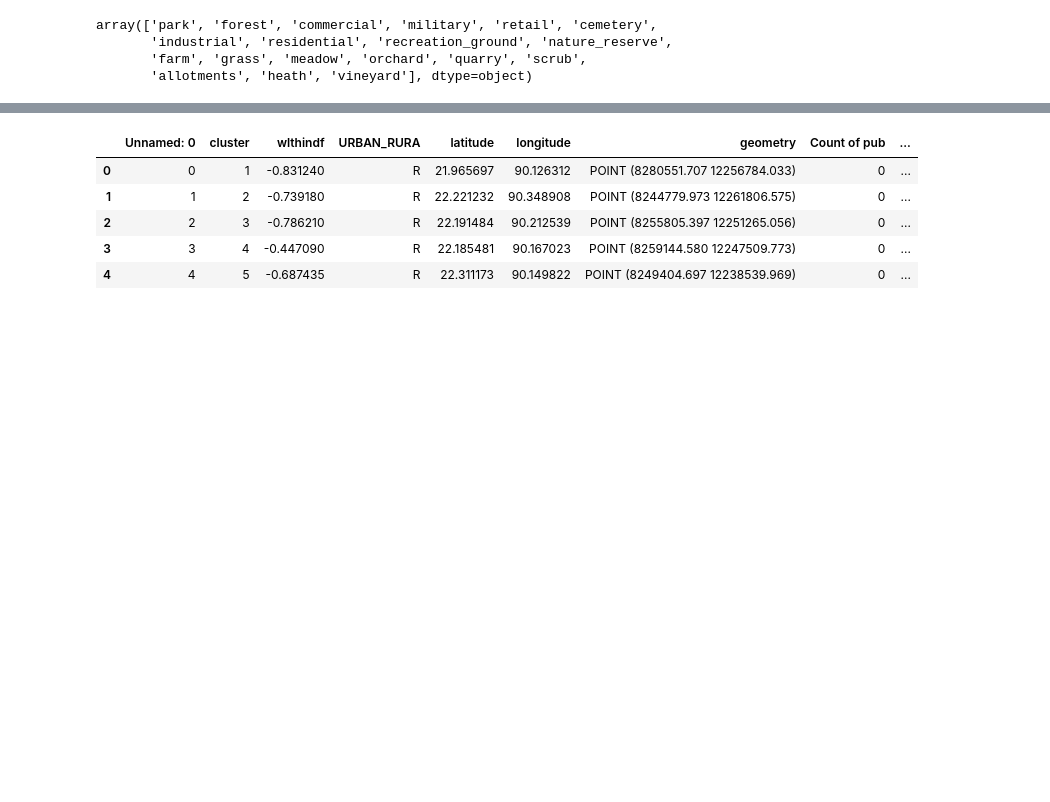
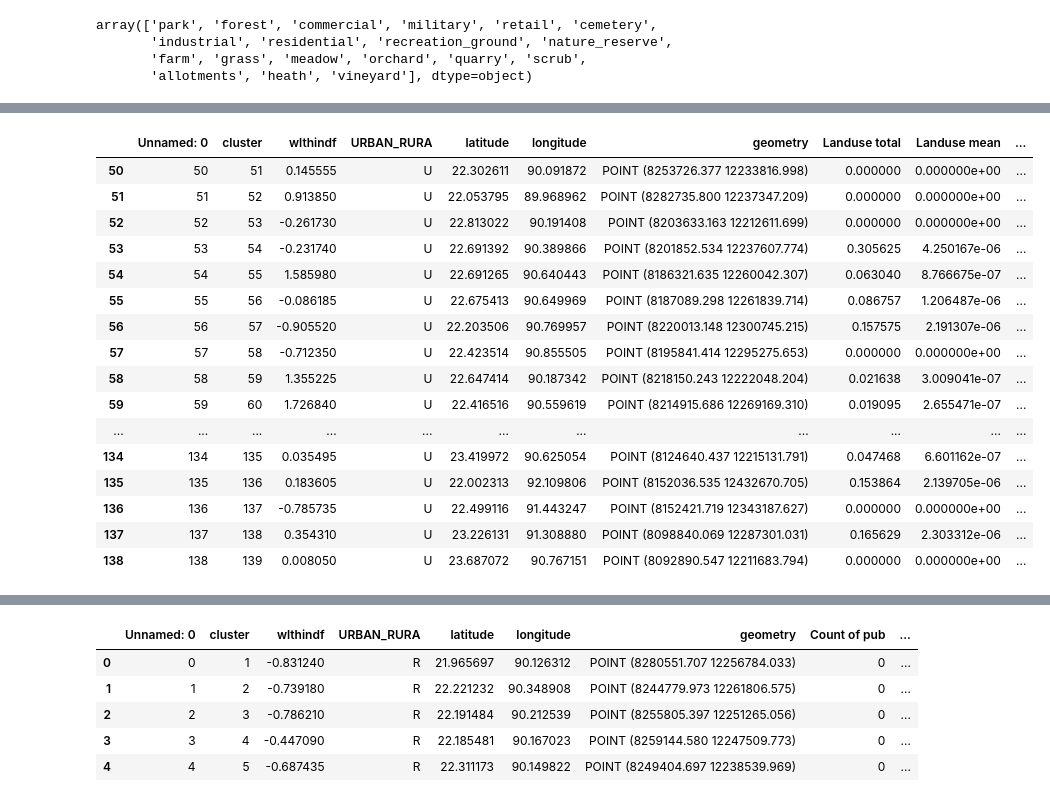
Before and after one commit to huydang90/Mapping-Poverty-With-Satellite-Images, a Jupyter notebook: Code/1. OSM Prep - Extract Landuse Features.ipynb, the cells around one changed output, grey strips where cells are left out. Cells and saved outputs as stored; diff of their text form; code cells hidden in the pictures; blank space fills up the shorter version.

```diff
--- a/Code/1. OSM Prep - Extract Landuse Features.ipynb
+++ b/Code/1. OSM Prep - Extract Landuse Features.ipynb
@@ -173,0 +225,18 @@ clusters_rural.tail()
+# %%
+#FOR URBAN
+
+landuse_area_total_list, landuse_area_mean_list, landuse_area_pct_list = landuse_within(urban_buffer, landuse_df)
+landuse_area_total_list = np.asarray(landuse_area_total_list)
+landuse_area_mean_list = np.asarray(landuse_area_mean_list)
+landuse_area_pct_list = np.asarray(landuse_area_pct_list)
+clusters_urban[f"Landuse total"] = landuse_area_total_list
+clusters_urban[f"Landuse mean"] = landuse_area_mean_list
+clusters_urban[f"Landuse proportion"] = landuse_area_pct_list
+# %%
+with open('clusters_urban_landuse', 'wb') as fp:
+    pickle.dump(clusters_urban, fp)
+
+with open('clusters_urban_landuse', 'rb') as fp:
+  clusters_urban_landuse = pickle.load(fp)
+
+clusters_urban_landuse.head()
@@ -173,0 +250,17 @@ clusters_rural.tail()
+# %%
+for i in range(len(landuse_type)):
+  landuse_area_total_list, landuse_area_mean_list, landuse_area_pct_list = landuse_within(urban_buffer, landuse_type[i])
+  landuse_area_total_list = np.asarray(landuse_area_total_list)
+  landuse_area_mean_list = np.asarray(landuse_area_mean_list)
+  landuse_area_pct_list = np.asarray(landuse_area_pct_list)
+  clusters_urban_landuse[f"{landuse_type_name[i]} area total"] = landuse_area_total_list
+  clusters_urban_landuse[f"{landuse_type_name[i]} area mean"] = landuse_area_mean_list
+  clusters_urban_landuse[f"{landuse_type_name[i]} area proportion"] = landuse_area_pct_list
+# %%
+with open('clusters_urban_landuse', 'wb') as fp:
+    pickle.dump(clusters_urban_landuse, fp)
+
+with open('clusters_urban_landuse', 'rb') as fp:
+  clusters_urban_landuse = pickle.load(fp)
+
+clusters_urban_landuse.head(30)
@@ -173,0 +274,20 @@ clusters_rural.tail()
+# %%
+clusters_urban_landuse.head(30)
+# %% [output]
+|  | Unnamed: 0 | cluster | wlthindf | URBAN_RURA | latitude | longitude | geometry | Landuse total | Landuse mean | ... |
+| 50 | 50 | 51 | 0.145555 | U | 22.302611 | 90.091872 | POINT (8253726.377 12233816.998) | 0.000000 | 0.000000e+00 | ... |
+| 51 | 51 | 52 | 0.913850 | U | 22.053795 | 89.968962 | POINT (8282735.800 12237347.209) | 0.000000 | 0.000000e+00 | ... |
+| 52 | 52 | 53 | -0.261730 | U | 22.813022 | 90.191408 | POINT (8203633.163 12212611.699) | 0.000000 | 0.000000e+00 | ... |
+| 53 | 53 | 54 | -0.231740 | U | 22.691392 | 90.389866 | POINT (8201852.534 12237607.774) | 0.305625 | 4.250167e-06 | ... |
+| 54 | 54 | 55 | 1.585980 | U | 22.691265 | 90.640443 | POINT (8186321.635 12260042.307) | 0.063040 | 8.766675e-07 | ... |
+| 55 | 55 | 56 | -0.086185 | U | 22.675413 | 90.649969 | POINT (8187089.298 12261839.714) | 0.086757 | 1.206487e-06 | ... |
+| 56 | 56 | 57 | -0.905520 | U | 22.203506 | 90.769957 | POINT (8220013.148 12300745.215) | 0.157575 | 2.191307e-06 | ... |
+| 57 | 57 | 58 | -0.712350 | U | 22.423514 | 90.855505 | POINT (8195841.414 12295275.653) | 0.000000 | 0.000000e+00 | ... |
+| 58 | 58 | 59 | 1.355225 | U | 22.647414 | 90.187342 | POINT (8218150.243 12222048.204) | 0.021638 | 3.009041e-07 | ... |
+| 59 | 59 | 60 | 1.726840 | U | 22.416516 | 90.559619 | POINT (8214915.686 12269169.310) | 0.019095 | 2.655471e-07 | ... |
+| ... | ... | ... | ... | ... | ... | ... | ... | ... | ... | ... |
+| 134 | 134 | 135 | 0.035495 | U | 23.419972 | 90.625054 | POINT (8124640.437 12215131.791) | 0.047468 | 6.601162e-07 | ... |
+| 135 | 135 | 136 | 0.183605 | U | 22.002313 | 92.109806 | POINT (8152036.535 12432670.705) | 0.153864 | 2.139705e-06 | ... |
+| 136 | 136 | 137 | -0.785735 | U | 22.499116 | 91.443247 | POINT (8152421.719 12343187.627) | 0.000000 | 0.000000e+00 | ... |
+| 137 | 137 | 138 | 0.354310 | U | 23.226131 | 91.308880 | POINT (8098840.069 12287301.031) | 0.165629 | 2.303312e-06 | ... |
+| 138 | 138 | 139 | 0.008050 | U | 23.687072 | 90.767151 | POINT (8092890.547 12211683.794) | 0.000000 | 0.000000e+00 | ... |
```
Also changed, not shown: parts of 19 cells of this notebook, 10 other files.
